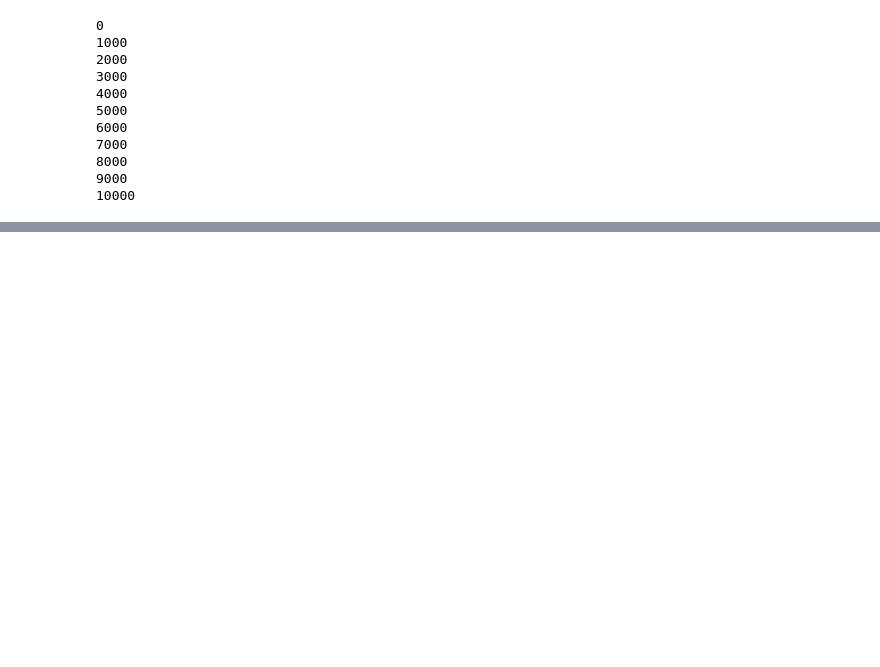
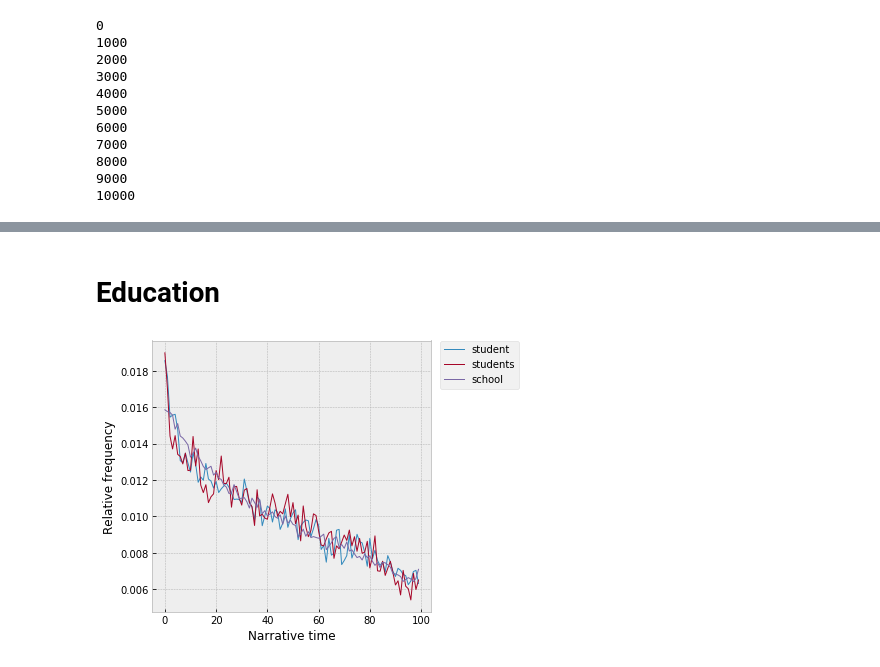
Before and after one commit to davidmcclure/lint-analysis, a Jupyter notebook: notebooks/34-cluster-auto2.ipynb, the cells around one changed output, grey strips where cells are left out. Saved outputs shown, nothing was run; the diff lists cells and outputs as text; code cells hidden in the pictures; blank space fills up the shorter version.

```diff
--- a/notebooks/34-cluster-auto2.ipynb
+++ b/notebooks/34-cluster-auto2.ipynb
@@ -216,0 +223,6 @@ cohorts.plot_multiples()
+# %% [markdown]
+# Education
+# %%
+cohorts.plot_cohorts([139])
+# %% [output]
+[figure, added]
```
Also changed, not shown: parts of 32 cells of this notebook.
